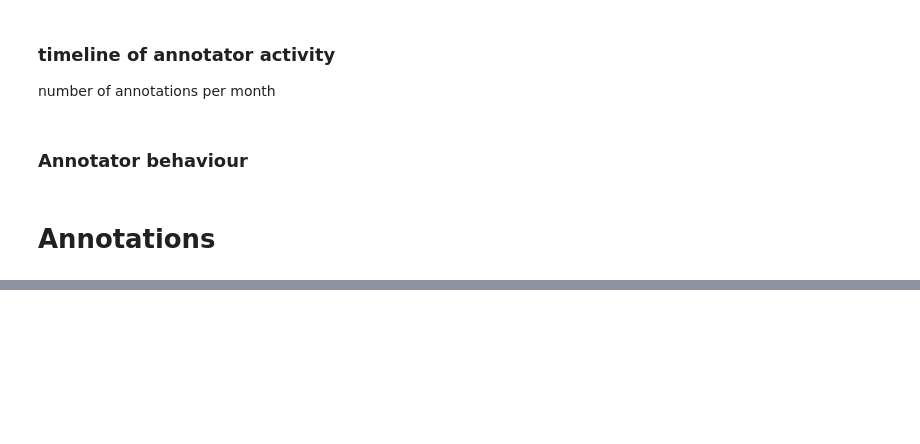
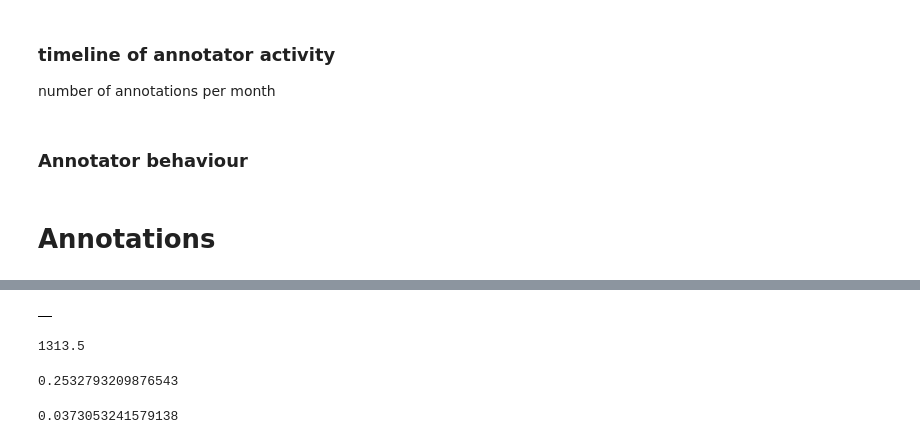
Before and after one commit to valevo/TagThePicture_data, a Jupyter notebook: examples/annotations.ipynb, the cells around one changed output, grey strips where cells are left out. Cells and saved outputs as stored; diff of their text form; code cells hidden in the pictures; blank space fills up the shorter version.

```diff
--- a/examples/annotations.ipynb
+++ b/examples/annotations.ipynb
@@ -58,0 +103,30 @@ for ann_ID, anno_c in zip(anno_counts.index, anno_counts):
+# %%
+from collections import defaultdict
+cooc = defaultdict(int)
+
+def gather(sub):
+    terms = sub.altLabel.unique()
+    if len(terms) > 1:
+        for t1 in terms:
+            for t2 in terms:
+                if not t1 == t2:
+                # e1, e2 = english.loc[t1].altLabel, english.loc[t2].altLabel
+                    cooc[(t1, t2)] +=1
+
+
+anns.merge(english, left_on="termIdentifier", right_index=True, how="left"
+          ).groupby("objectIdentifier").apply(gather)
+# %% [output]
+|  |
+# %%
+len(sorted(cooc.items(), key = lambda tup:tup[1], reverse=True))/2
+# %% [output]
+1313.5
+# %%
+1313/anns.termIdentifier.unique().shape[0]**2
+# %% [output]
+0.2532793209876543
+# %%
+412/anns.objectIdentifier.unique().shape[0]
+# %% [output]
+0.0373053241579138
```
Also changed, not shown: parts of 5 cells of this notebook, 6 other files.
